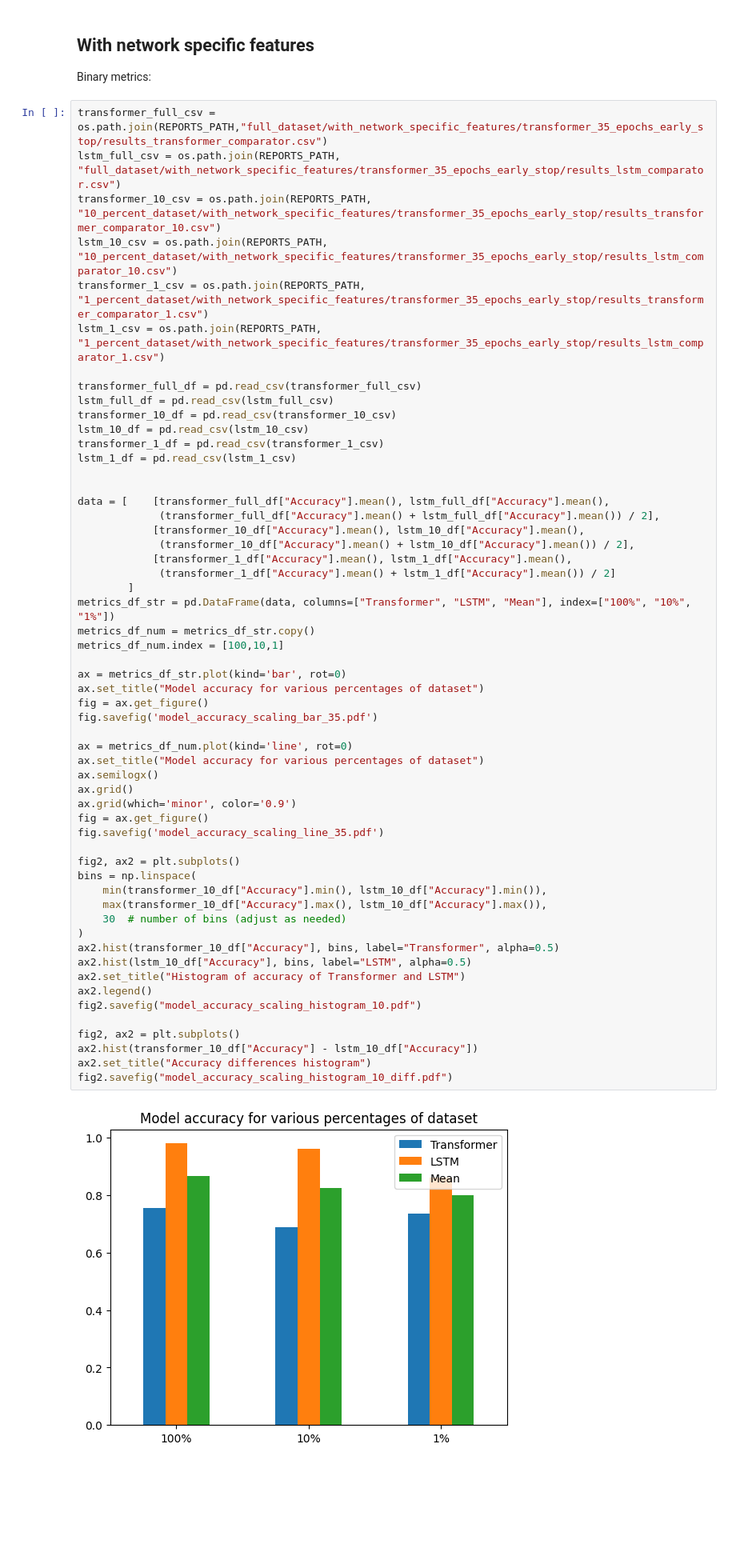
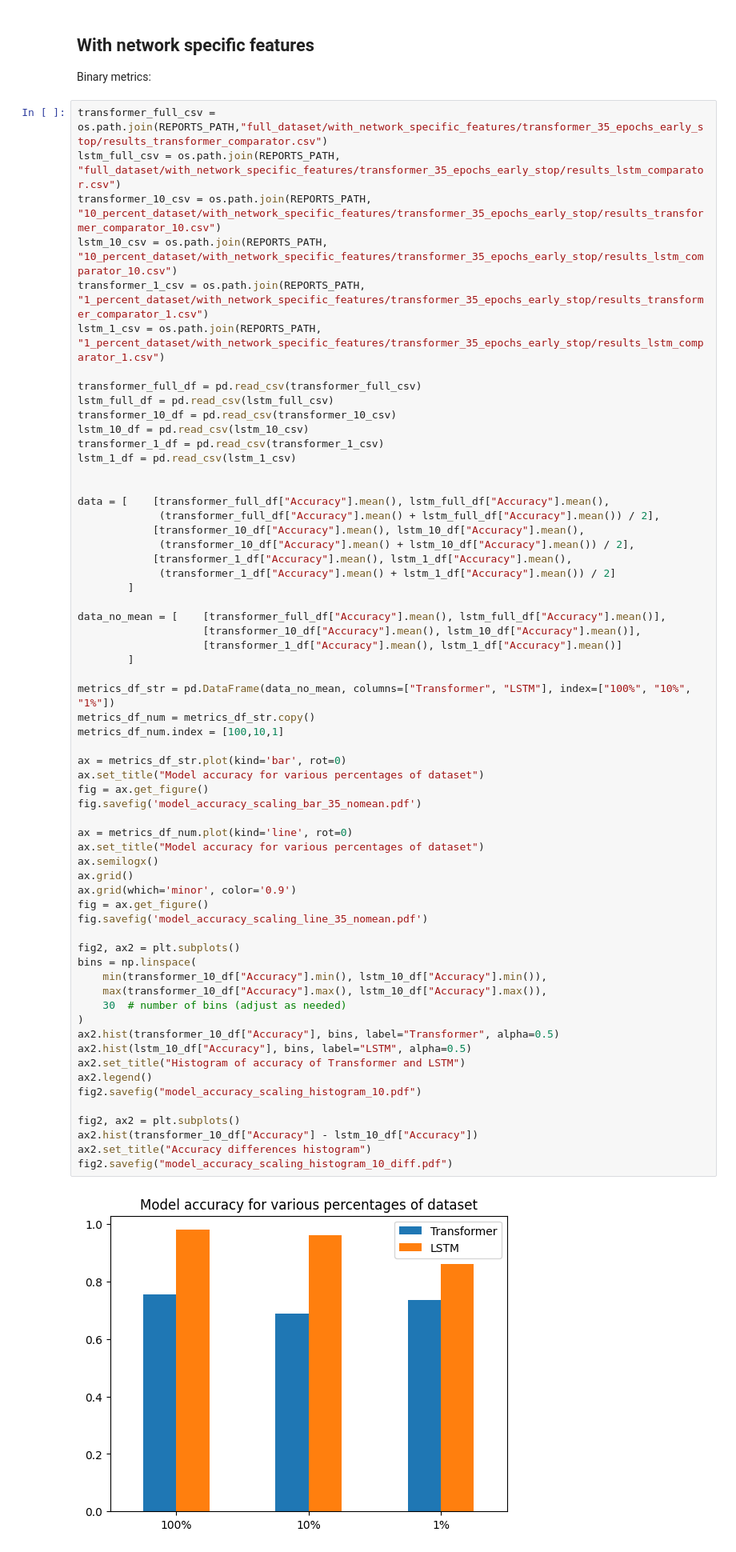
Before and after one commit to thetonk/master-thesis, a Jupyter notebook: notebooks/model-scaling-experiments-results-35-epochs-early-stop.ipynb, the cells around one changed output. Shown: that part at 80% size. Saved outputs shown, nothing was run; the diff lists cells and outputs as text; blank space fills up the shorter version.

```diff
--- a/notebooks/model-scaling-experiments-results-35-epochs-early-stop.ipynb
+++ b/notebooks/model-scaling-experiments-results-35-epochs-early-stop.ipynb
@@ -46,38 +46,44 @@ data = [    [transformer_full_df["Accuracy"].mean(), lstm_full_df["Accuracy"].me
             [transformer_1_df["Accuracy"].mean(), lstm_1_df["Accuracy"].mean(),
              (transformer_1_df["Accuracy"].mean() + lstm_1_df["Accuracy"].mean()) / 2]
         ]
-metrics_df_str = pd.DataFrame(data, columns=["Transformer", "LSTM", "Mean"], index=["100%", "10%", "1%"])
+
+data_no_mean = [    [transformer_full_df["Accuracy"].mean(), lstm_full_df["Accuracy"].mean()],
+                    [transformer_10_df["Accuracy"].mean(), lstm_10_df["Accuracy"].mean()],
+                    [transformer_1_df["Accuracy"].mean(), lstm_1_df["Accuracy"].mean()]
+        ]
+
+metrics_df_str = pd.DataFrame(data_no_mean, columns=["Transformer", "LSTM"], index=["100%", "10%", "1%"])
 metrics_df_num = metrics_df_str.copy()
 metrics_df_num.index = [100,10,1]
 
 ax = metrics_df_str.plot(kind='bar', rot=0)
 ax.set_title("Model accuracy for various percentages of dataset")
 fig = ax.get_figure()
-fig.savefig('model_accuracy_scaling_bar_35.pdf')
+fig.savefig('model_accuracy_scaling_bar_35_nomean.pdf')
 
 ax = metrics_df_num.plot(kind='line', rot=0)
 ax.set_title("Model accuracy for various percentages of dataset")
 ax.semilogx()
 ax.grid()
 ax.grid(which='minor', color='0.9')
 fig = ax.get_figure()
-fig.savefig('model_accuracy_scaling_line_35.pdf')
+fig.savefig('model_accuracy_scaling_line_35_nomean.pdf')
 
 fig2, ax2 = plt.subplots()
 bins = np.linspace(
     min(transformer_10_df["Accuracy"].min(), lstm_10_df["Accuracy"].min()),
     max(transformer_10_df["Accuracy"].max(), lstm_10_df["Accuracy"].max()),
     30  # number of bins (adjust as needed)
 )
 ax2.hist(transformer_10_df["Accuracy"], bins, label="Transformer", alpha=0.5)
 ax2.hist(lstm_10_df["Accuracy"], bins, label="LSTM", alpha=0.5)
 ax2.set_title("Histogram of accuracy of Transformer and LSTM")
 ax2.legend()
 fig2.savefig("model_accuracy_scaling_histogram_10.pdf")
 
 fig2, ax2 = plt.subplots()
 ax2.hist(transformer_10_df["Accuracy"] - lstm_10_df["Accuracy"])
 ax2.set_title("Accuracy differences histogram")
 fig2.savefig("model_accuracy_scaling_histogram_10_diff.pdf")
 # %% [output]
-[figure, old version]
+[figure, new version]
```
Also changed, not shown: parts of 2 cells of this notebook, 9 other files.
